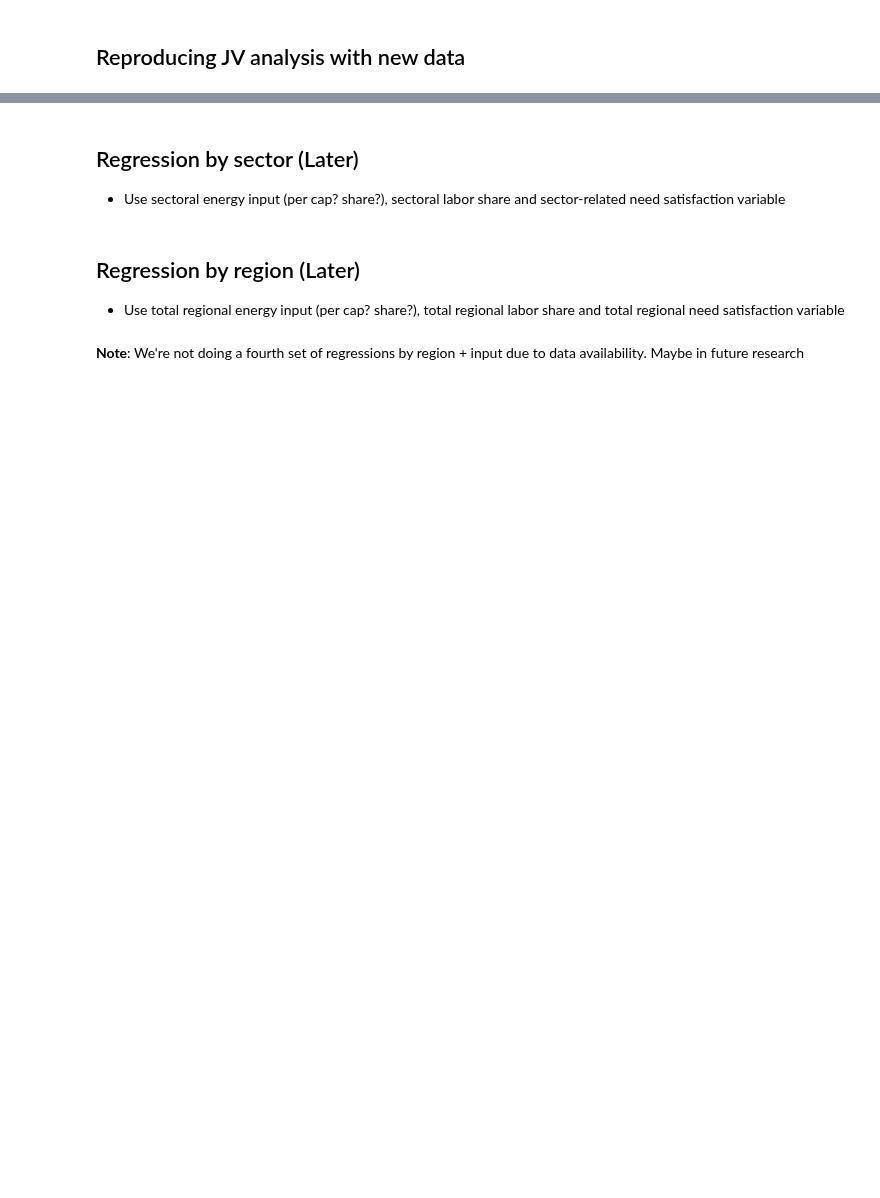
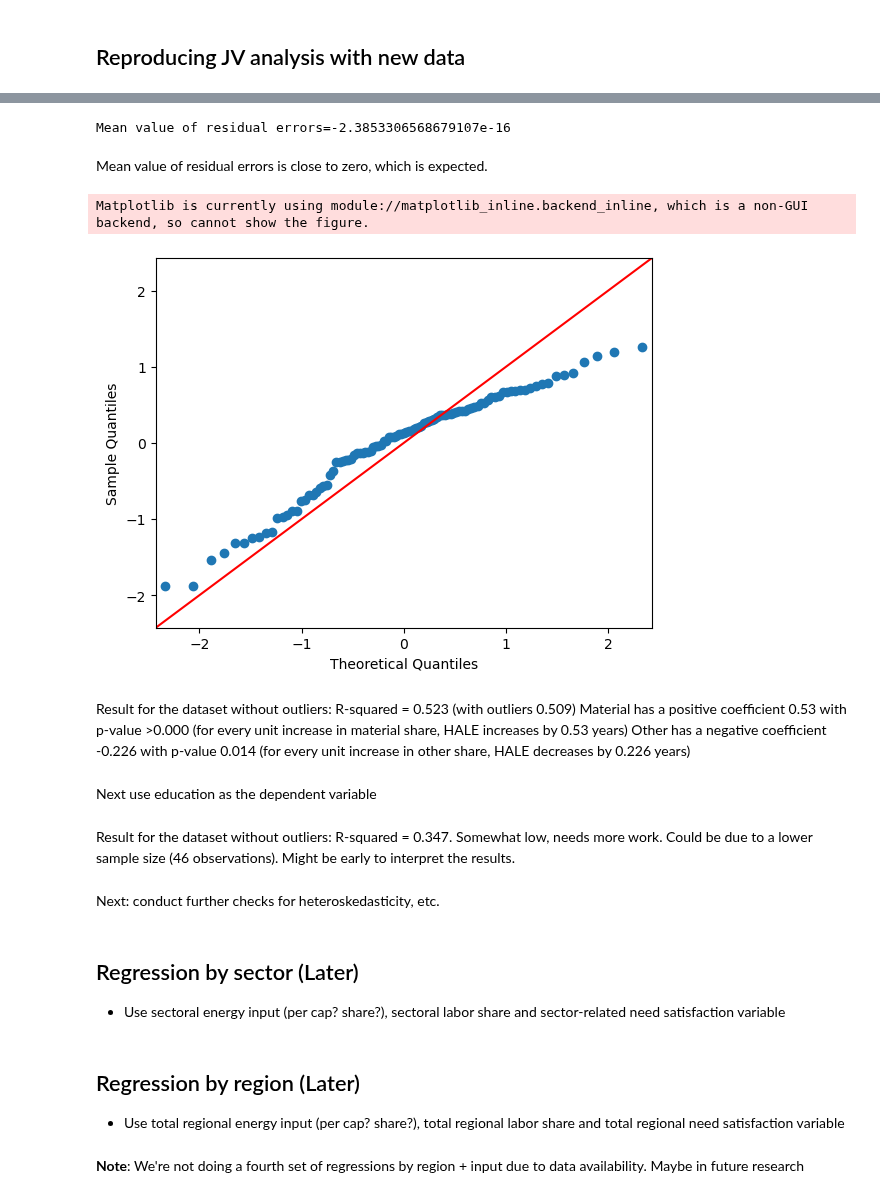
Before and after one commit to saviorand/provisioning-model, a Jupyter notebook: provisioning_model/notebooks/foundational/pooledols.ipynb, the cells around one changed output, grey strips where cells are left out. Cells and saved outputs as stored; diff of their text form; code cells hidden in the pictures; blank space fills up the shorter version.

Commit message:
first pooled ols results

```diff
--- a/provisioning_model/notebooks/foundational/pooledols.ipynb
+++ b/provisioning_model/notebooks/foundational/pooledols.ipynb
@@ -21,0 +24,7 @@ fig.show()
+# %%
+outliers_to_remove = [{'geo': 'LU', 'TIME_PERIOD': 2008}, {'geo': 'AL', 'TIME_PERIOD': 2016}, {'geo': 'AL', 'TIME_PERIOD': 2020}, {'geo': 'TR', 'TIME_PERIOD': 2016}, {'geo': 'IS', 'TIME_PERIOD': 2008}, {'geo': 'MT', 'TIME_PERIOD': 2012}]
+foundational_df_transformed_no_outliers = foundational_df_transformed.copy()
+for outlier in outliers_to_remove:
+    foundational_df_transformed_no_outliers = foundational_df_transformed_no_outliers[~((foundational_df_transformed_no_outliers['geo'] == outlier['geo']) & (foundational_df_transformed_no_outliers['TIME_PERIOD'] == outlier['TIME_PERIOD']))]
+print('Number of rows in foundational_df_transformed: {}'.format(len(foundational_df_transformed)))
+print('Number of rows in foundational_df_transformed_no_outliers: {}'.format(len(foundational_df_transformed_no_outliers)))
@@ -24,6 +45,21 @@ fig.show()
 # %%
 regression_df = foundational_df_transformed.copy()
-regression_df['energy_material'] = regression_df['energy'] * regression_df['material']
+regression_df_no_outliers = foundational_df_transformed_no_outliers.copy()
+# regression_df['energy_material'] = regression_df['energy'] * regression_df['material']
 # %%
-results = run_regression(regression_df, 'hale', ['energy', 'gini', 'material', 'goveffectiveness'])
-print_regression_results(results)
+def pooled_ols_reg(regression_df, y_variable, x_variables):
+    # remove inf and nan
+    pooled_x = regression_df[x_variables]
+    pooled_x = pooled_x.replace([np.inf, -np.inf], np.nan)
+    pooled_x = pooled_x.dropna()
+    # only keep same geo and TIME_PERIOD in pooled_y as in pooled_x
+    pooled_y = regression_df[y_variable]
+    pooled_y = pooled_y[pooled_y.index.isin(pooled_x.index)]
+    pooled_y = pooled_y.dropna()
+    # keep only same geo and TIME_PERIOD in pooled_x as in pooled_y
+    pooled_x = pooled_x[pooled_x.index.isin(pooled_y.index)]
+    pooled_x = sm.add_constant(pooled_x)
+    pooled_olsr_model = sm.OLS(endog=pooled_y, exog=pooled_x)
+    pooled_olsr_model_results = pooled_olsr_model.fit()
+    print(pooled_olsr_model_results.summary())
+    return pooled_olsr_model_results
@@ -29,0 +89,2 @@ print_regression_results(results)
+# %%
+hale_results = pooled_ols_reg(regression_df_no_outliers, 'hale', ['energy', 'material', 'goveffectiveness', 'gini' ,'other'])
@@ -29,0 +109,18 @@ print_regression_results(results)
+# %%
+print('Mean value of residual errors='+str(hale_results.resid.mean()))
+# %% [output]
+Mean value of residual errors=-2.3853306568679107e-16
+# %% [markdown]
+Mean value of residual errors is close to zero, which is expected.
+# %%
+qqplt = sm.qqplot(data=hale_results.resid, line='45')
+qqplt.show()
+# %% [output]
+Matplotlib is currently using module://matplotlib_inline.backend_inline, which is a non-GUI backend, so cannot show the figure.
+[figure, added]
+# %% [markdown]
+Result for the dataset without outliers: R-squared = 0.523 (with outliers 0.509)
+Material has a positive coefficient 0.53 with p-value >0.000 (for every unit increase in material share, HALE increases by 0.53 years)
+Other has a negative coefficient -0.226 with p-value 0.014 (for every unit increase in other share, HALE decreases by 0.226 years)
+# %% [markdown]
+Next use education as the dependent variable
@@ -30,3 +129,9 @@ print_regression_results(results)
+# %% [markdown]
+Result for the dataset without outliers: R-squared = 0.347.
+Somewhat low, needs more work. Could be due to a lower sample size (46 observations).
+Might be early to interpret the results.
+# %% [markdown]
+Next: conduct further checks for heteroskedasticity, etc.
 # %% [markdown]
 ## Regression by sector (Later)
  - Use sectoral energy input (per cap? share?), sectoral labor share and sector-related need satisfaction variable
```
Also changed, not shown: parts of 14 cells of this notebook, 4 other files.
